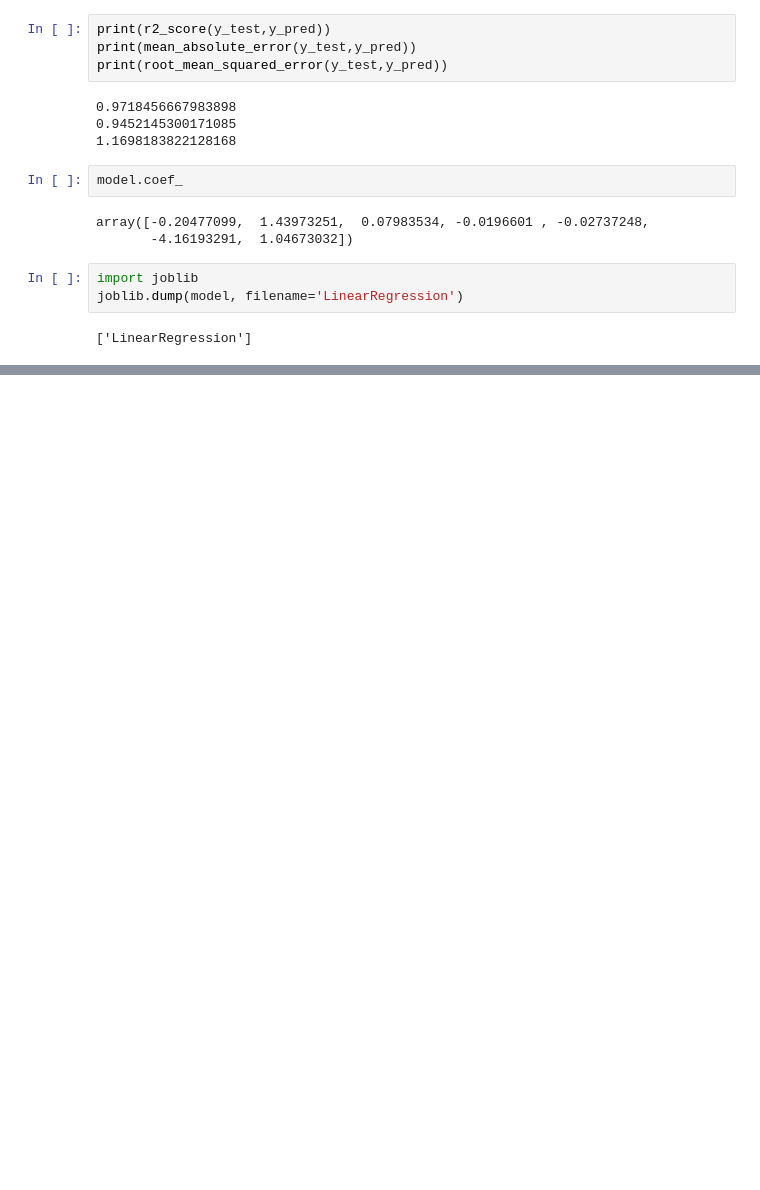
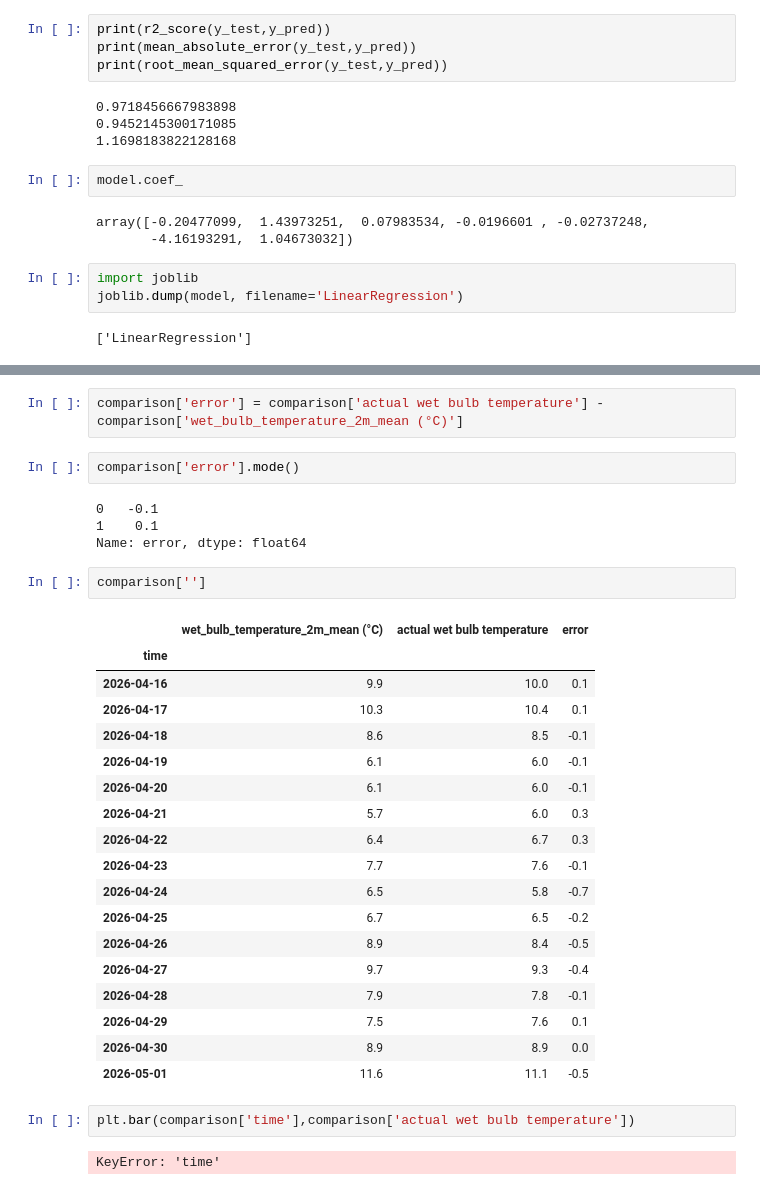
Before and after one commit to nitheshsrb/Fundamentals, a Jupyter notebook: weather.ipynb, the cells around one changed output, grey strips where cells are left out. Cells and saved outputs as stored; diff of their text form; blank space fills up the shorter version.

```diff
--- a/weather.ipynb
+++ b/weather.ipynb
@@ -161,0 +337,33 @@ joblib.dump(model, filename='LinearRegression')
+# %%
+comparison['error'] = comparison['actual wet bulb temperature'] - comparison['wet_bulb_temperature_2m_mean (°C)']
+# %%
+comparison['error'].mode()
+# %% [output]
+0   -0.1
+1    0.1
+Name: error, dtype: float64
+# %%
+comparison['']
+# %% [output]
+|  | wet_bulb_temperature_2m_mean (°C) | actual wet bulb temperature | error |
+| time |  |  |  |
+| 2026-04-16 | 9.9 | 10.0 | 0.1 |
+| 2026-04-17 | 10.3 | 10.4 | 0.1 |
+| 2026-04-18 | 8.6 | 8.5 | -0.1 |
+| 2026-04-19 | 6.1 | 6.0 | -0.1 |
+| 2026-04-20 | 6.1 | 6.0 | -0.1 |
+| 2026-04-21 | 5.7 | 6.0 | 0.3 |
+| 2026-04-22 | 6.4 | 6.7 | 0.3 |
+| 2026-04-23 | 7.7 | 7.6 | -0.1 |
+| 2026-04-24 | 6.5 | 5.8 | -0.7 |
+| 2026-04-25 | 6.7 | 6.5 | -0.2 |
+| 2026-04-26 | 8.9 | 8.4 | -0.5 |
+| 2026-04-27 | 9.7 | 9.3 | -0.4 |
+| 2026-04-28 | 7.9 | 7.8 | -0.1 |
+| 2026-04-29 | 7.5 | 7.6 | 0.1 |
+| 2026-04-30 | 8.9 | 8.9 | 0.0 |
+| 2026-05-01 | 11.6 | 11.1 | -0.5 |
+# %%
+plt.bar(comparison['time'],comparison['actual wet bulb temperature'])
+# %% [output]
+KeyError: 'time'
```
Also changed, not shown: parts of 31 cells of this notebook, 11 other files.
